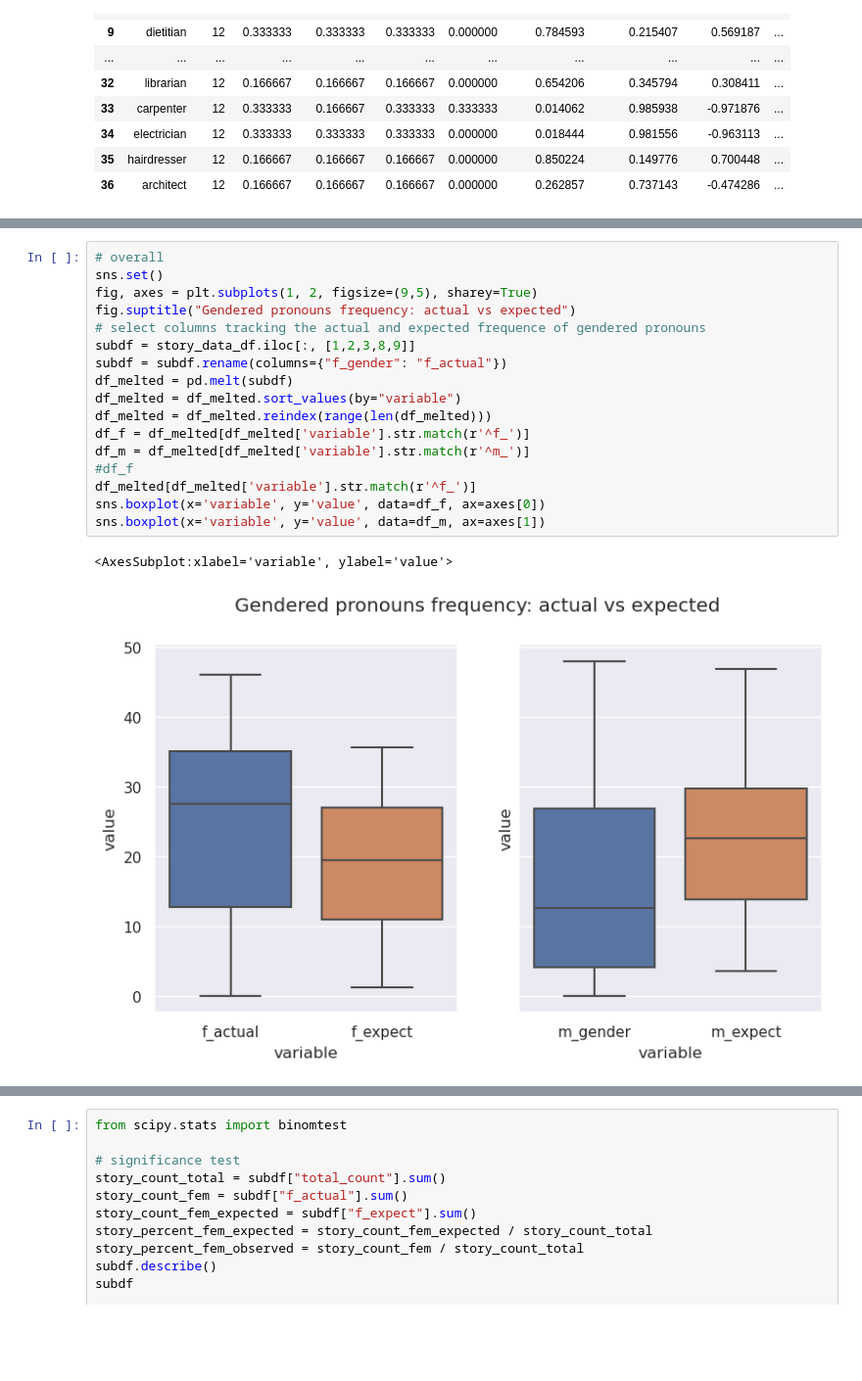
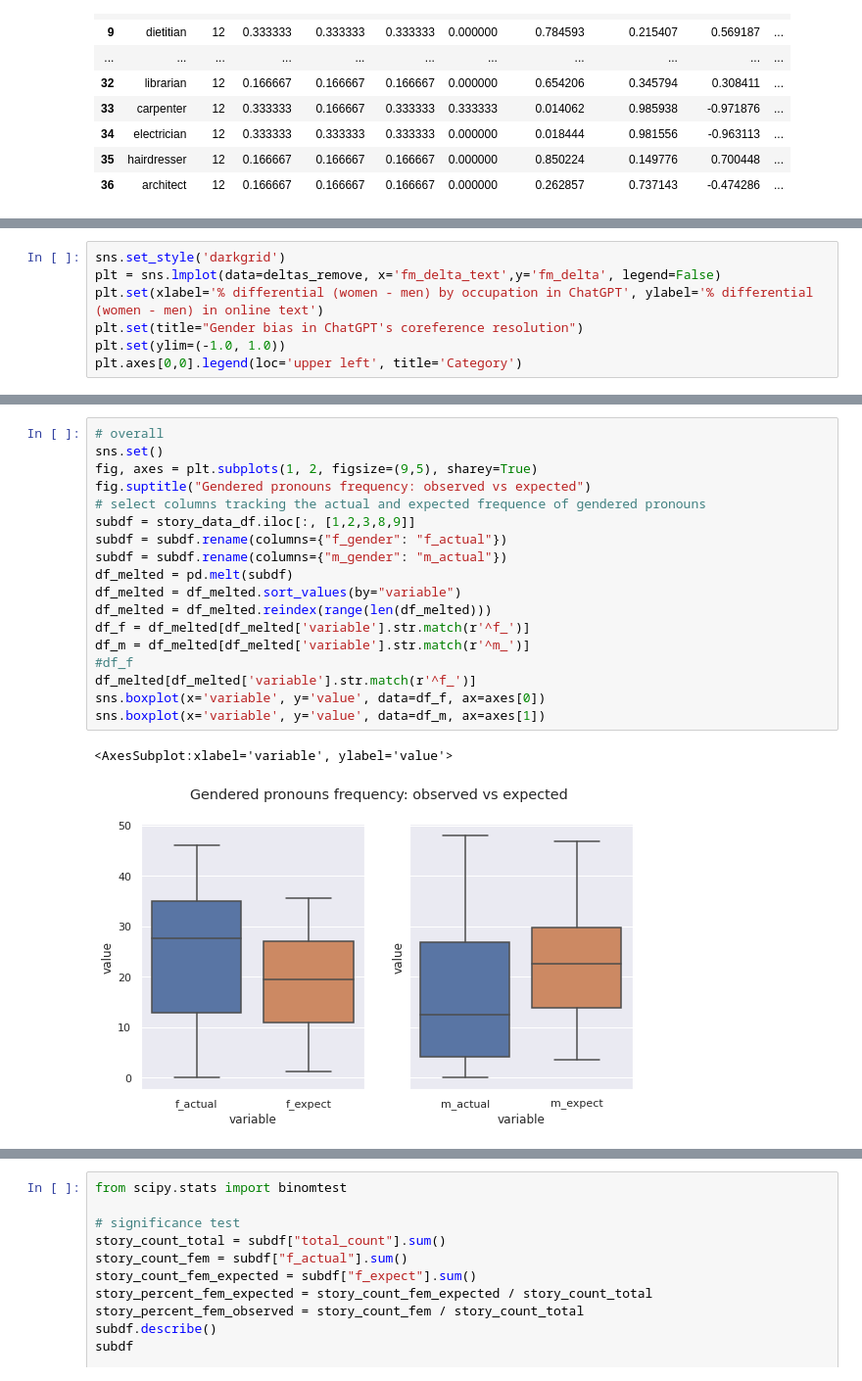
Before and after one commit to reinasta/pronominal-gender-in-chatgpt, a Jupyter notebook: progen_bias.ipynb, the cells around one changed output, grey strips where cells are left out. Shown at 98% size. Drawn from its saved outputs; the diff is of its cells as text; blank space fills up the shorter version.

```diff
--- a/progen_bias.ipynb
+++ b/progen_bias.ipynb
@@ -401,0 +731,7 @@ label_point(occ_df.f_percent_uk, occ_df.fm_delta, occ_df.name, plt)
+# %%
+sns.set_style('darkgrid')
+plt = sns.lmplot(data=deltas_remove, x='fm_delta_text',y='fm_delta', legend=False)
+plt.set(xlabel='% differential (women - men) by occupation in ChatGPT', ylabel='% differential (women - men) in online text')
+plt.set(title="Gender bias in ChatGPT's coreference resolution")
+plt.set(ylim=(-1.0, 1.0))
+plt.axes[0,0].legend(loc='upper left', title='Category')
@@ -823,20 +1331,21 @@ sns.histplot(sfm_ext_percent[44:48], x='variable', hue='gender', weights='value'
 # %%
 # overall
 sns.set()
 fig, axes = plt.subplots(1, 2, figsize=(9,5), sharey=True)
-fig.suptitle("Gendered pronouns frequency: actual vs expected")
+fig.suptitle("Gendered pronouns frequency: observed vs expected")
 # select columns tracking the actual and expected frequence of gendered pronouns
 subdf = story_data_df.iloc[:, [1,2,3,8,9]]
 subdf = subdf.rename(columns={"f_gender": "f_actual"})
+subdf = subdf.rename(columns={"m_gender": "m_actual"})
 df_melted = pd.melt(subdf)
 df_melted = df_melted.sort_values(by="variable")
 df_melted = df_melted.reindex(range(len(df_melted)))
 df_f = df_melted[df_melted['variable'].str.match(r'^f_')]
 df_m = df_melted[df_melted['variable'].str.match(r'^m_')]
 #df_f
 df_melted[df_melted['variable'].str.match(r'^f_')]
 sns.boxplot(x='variable', y='value', data=df_f, ax=axes[0])
 sns.boxplot(x='variable', y='value', data=df_m, ax=axes[1])
 # %% [output]
 <AxesSubplot:xlabel='variable', ylabel='value'>
-[figure, old version]
+[figure, new version]
```
Also changed, not shown: parts of 52 cells of this notebook, 6 other files.
